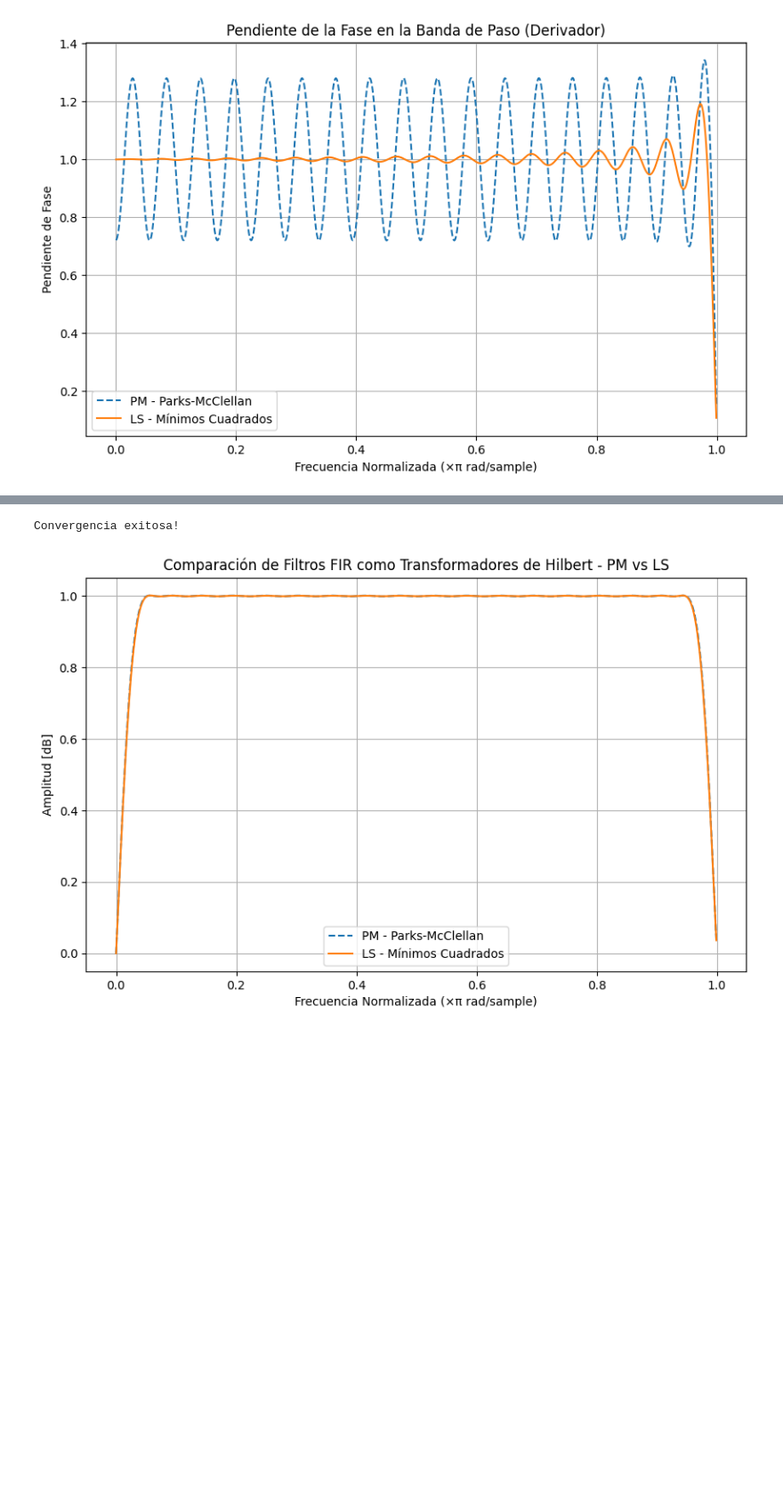
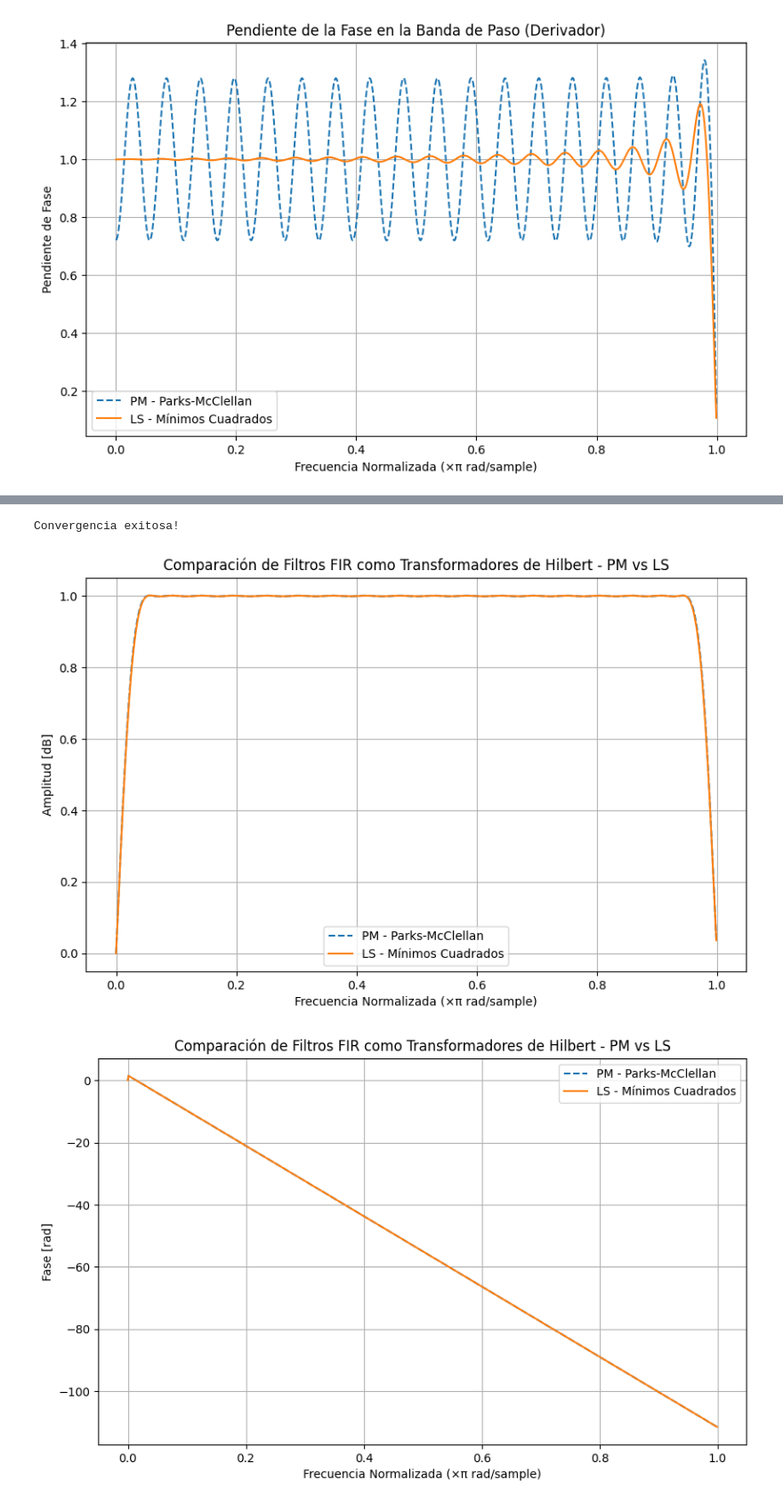
Before and after one commit to marianux/pytc2, a Jupyter notebook: docs/notebooks/otros_FIR_simetricos.ipynb, the cells around one changed output, grey strips where cells are left out. Shown at 89% size. Drawn from its saved outputs; the diff is of its cells as text; code cells hidden in the pictures; blank space fills up the shorter version.

```diff
--- a/docs/notebooks/otros_FIR_simetricos.ipynb
+++ b/docs/notebooks/otros_FIR_simetricos.ipynb
@@ -345,30 +425,41 @@ band_edges = [0.05, 0.95]  # Bandas de diseño (en términos de frecuencia norma
 desired = [1., 1.]  # Respuesta ideal del derivador (pendiente lineal en la banda de paso)
 W = [1., 1.]  # Peso en las bandas
 
 # Diseño del filtro con PM
 b_pm, _, _ = fir_design_pm(order, band_edges, desired, grid_density=lgrid, fs=fs, filter_type=Ftype)
 
 # Diseño del filtro con LS
 b_ls = fir_design_ls(order, band_edges, desired, grid_density=lgrid, fs=fs, filter_type=Ftype)
 
 # Comparar la respuesta en frecuencia de ambos filtros
 w, h_pm = freqz(b_pm, worN=1024)
 w, h_ls = freqz(b_ls, worN=1024)
 
 # Graficar ambas respuestas
 plt.figure(figsize=(10, 6))
 plt.plot(w/np.pi, np.abs(h_pm), label='PM - Parks-McClellan', linestyle='--')
 plt.plot(w/np.pi, np.abs(h_ls), label='LS - Mínimos Cuadrados', linestyle='-')
 plt.title('Comparación de Filtros FIR como Transformadores de Hilbert - PM vs LS')
 plt.xlabel('Frecuencia Normalizada (×π rad/sample)')
 plt.ylabel('Amplitud [dB]')
 plt.legend()
 plt.grid()
 plt.show()
 
+plt.figure(figsize=(10, 6))
+plt.plot(w/np.pi, np.unwrap(np.angle(h_pm)), label='PM - Parks-McClellan', linestyle='--')
+plt.plot(w/np.pi, np.unwrap(np.angle(h_ls)), label='LS - Mínimos Cuadrados', linestyle='-')
+plt.title('Comparación de Filtros FIR como Transformadores de Hilbert - PM vs LS')
+plt.xlabel('Frecuencia Normalizada (×π rad/sample)')
+plt.ylabel('Fase [rad]')
+plt.legend()
+plt.grid()
+plt.show()
+
 
 b_hilbert = b_pm
 # b_hilbert = b_ls
 # %% [output]
 Convergencia exitosa!
 [figure]
+[figure, added]
```
Also changed, not shown: parts of 23 cells of this notebook, 2 other files.
